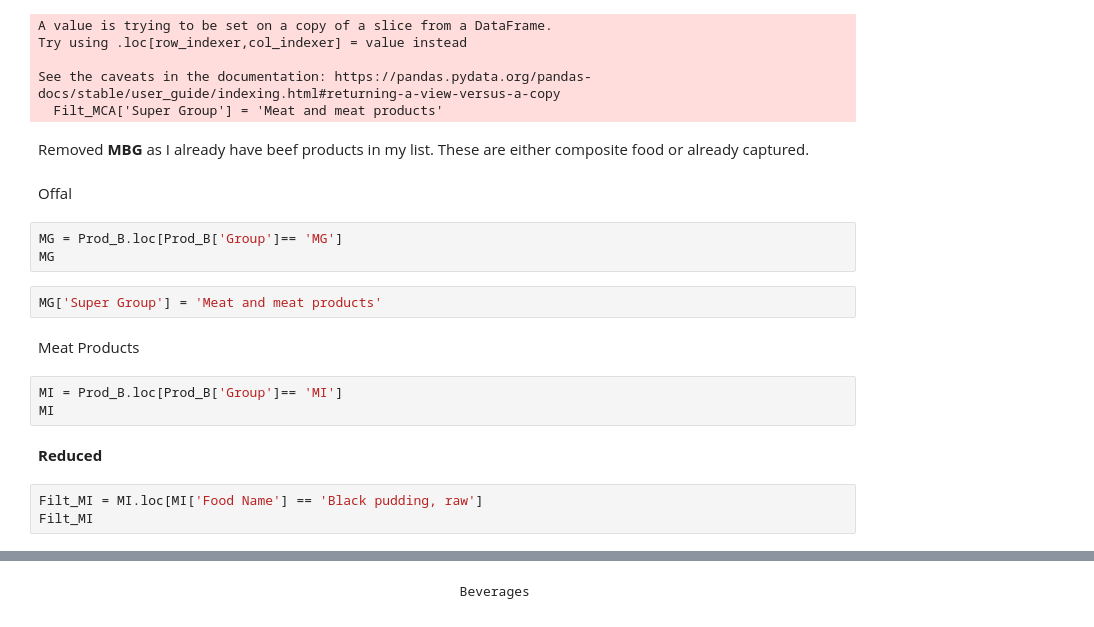
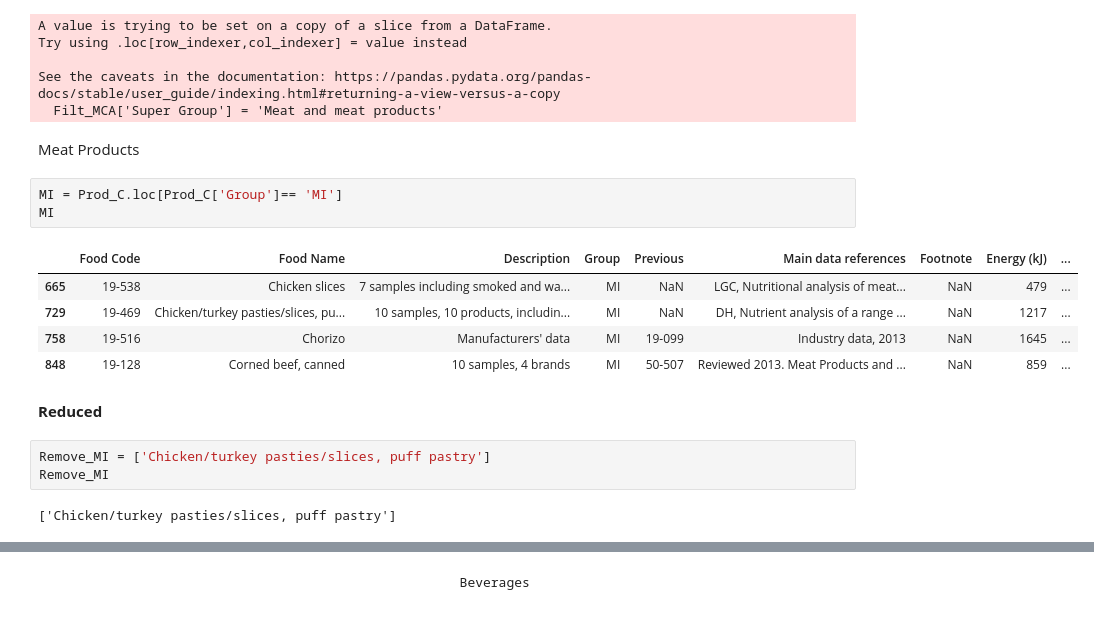
Before and after one commit to elliotkarikari/Product_Weight_Project, a Jupyter notebook: Jupter_notebooks/Reduction, Products that start with C.ipynb, the cells around one changed output, grey strips where cells are left out. Drawn from its saved outputs; the diff is of its cells as text.

```diff
--- a/Jupter_notebooks/Reduction, Products that start with C.ipynb
+++ b/Jupter_notebooks/Reduction, Products that start with C.ipynb
@@ -1026,22 +1026,21 @@ Try using .loc[row_indexer,col_indexer] = value instead
 
 See the caveats in the documentation: https://pandas.pydata.org/pandas-docs/stable/user_guide/indexing.html#returning-a-view-versus-a-copy
   Filt_MCA['Super Group'] = 'Meat and meat products'
-# %% [markdown]
-Removed **MBG** as I already have beef products in my list. These are either composite food or already captured.
-# %% [markdown]
-Offal
-# %%
-MG = Prod_B.loc[Prod_B['Group']== 'MG']
-MG
-# %%
-MG['Super Group'] = 'Meat and meat products'
 # %% [markdown]
 Meat Products
 # %%
-MI = Prod_B.loc[Prod_B['Group']== 'MI']
+MI = Prod_C.loc[Prod_C['Group']== 'MI']
 MI
+# %% [output]
+|  | Food Code | Food Name | Description | Group | Previous | Main data references | Footnote | Energy (kJ) | ... |
+| 665 | 19-538 | Chicken slices | 7 samples including smoked and wa... | MI | NaN | LGC, Nutritional analysis of meat... | NaN | 479 | ... |
+| 729 | 19-469 | Chicken/turkey pasties/slices, pu... | 10 samples, 10 products, includin... | MI | NaN | DH, Nutrient analysis of a range ... | NaN | 1217 | ... |
+| 758 | 19-516 | Chorizo | Manufacturers' data | MI | 19-099 | Industry data, 2013 | NaN | 1645 | ... |
+| 848 | 19-128 | Corned beef, canned | 10 samples, 4 brands | MI | 50-507 | Reviewed 2013. Meat Products and ... | NaN | 859 | ... |
 # %% [markdown]
 **Reduced**
 # %%
-Filt_MI = MI.loc[MI['Food Name'] == 'Black pudding, raw']
-Filt_MI
+Remove_MI = ['Chicken/turkey pasties/slices, puff pastry']
+Remove_MI
+# %% [output]
+['Chicken/turkey pasties/slices, puff pastry']
```
Also changed, not shown: parts of 67 cells of this notebook.
